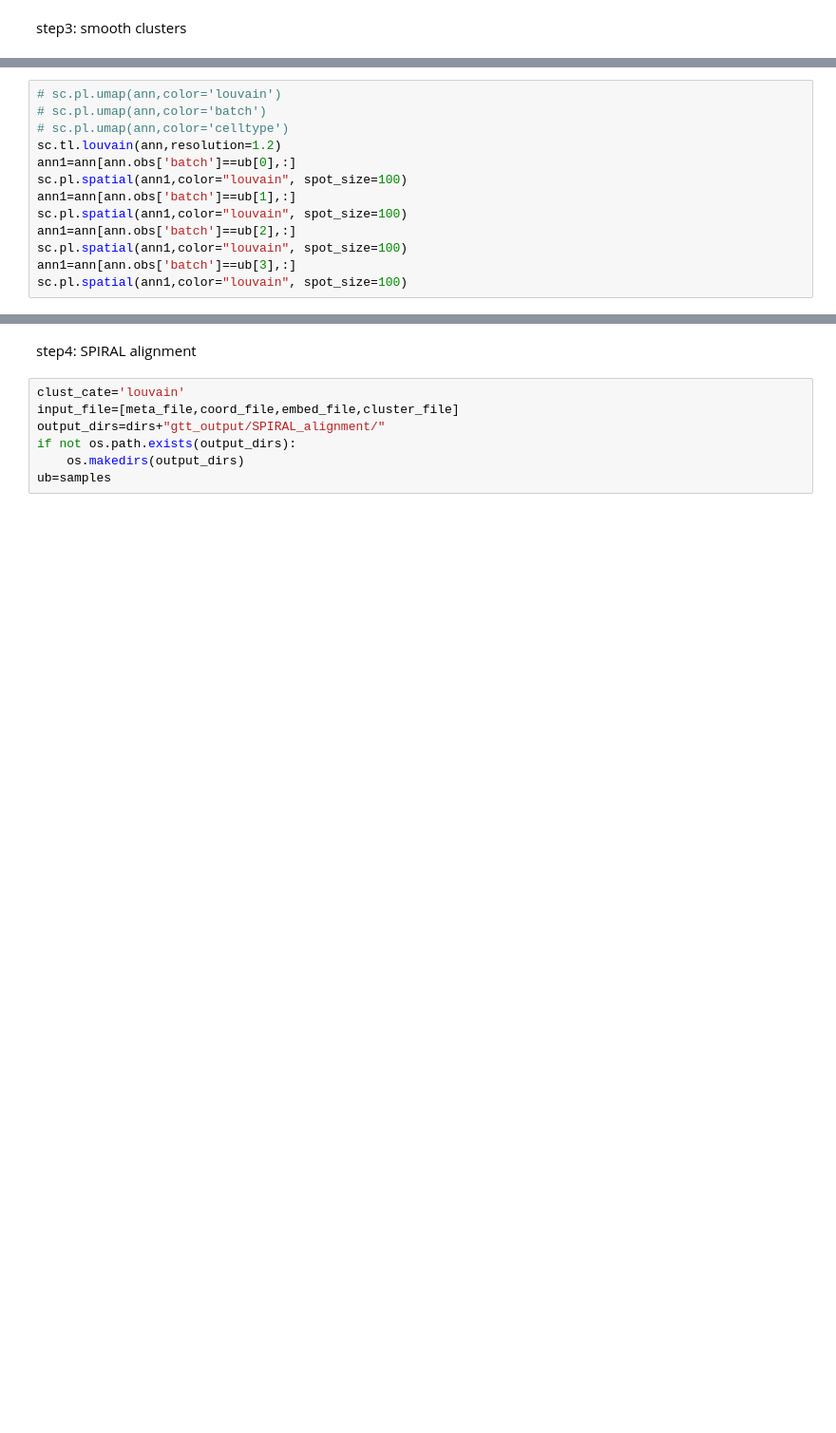
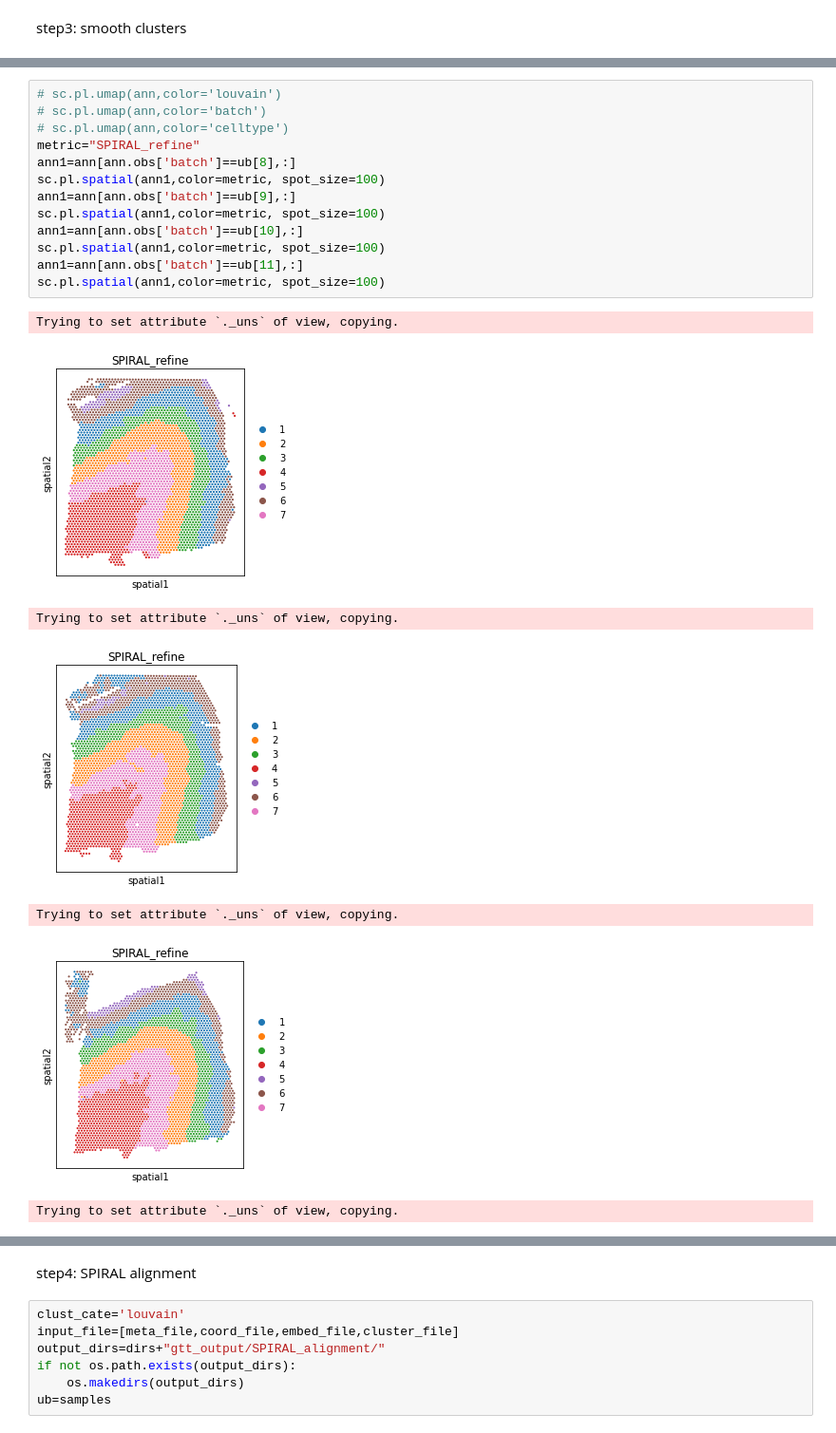
Before and after one commit to guott15/SPIRAL, a Jupyter notebook: Demo/run_spiral_DLPFC.ipynb, the cells around one changed output, grey strips where cells are left out. Shown at 95% size. Drawn from its saved outputs; the diff is of its cells as text; blank space fills up the shorter version.

```diff
--- a/Demo/run_spiral_DLPFC.ipynb
+++ b/Demo/run_spiral_DLPFC.ipynb
@@ -216,13 +227,21 @@ for i in range(len(ub)):
 # %%
 # sc.pl.umap(ann,color='louvain')
 # sc.pl.umap(ann,color='batch')
 # sc.pl.umap(ann,color='celltype')
-sc.tl.louvain(ann,resolution=1.2)
-ann1=ann[ann.obs['batch']==ub[0],:]
-sc.pl.spatial(ann1,color="louvain", spot_size=100)
-ann1=ann[ann.obs['batch']==ub[1],:]
-sc.pl.spatial(ann1,color="louvain", spot_size=100)
-ann1=ann[ann.obs['batch']==ub[2],:]
-sc.pl.spatial(ann1,color="louvain", spot_size=100)
-ann1=ann[ann.obs['batch']==ub[3],:]
-sc.pl.spatial(ann1,color="louvain", spot_size=100)
+metric="SPIRAL_refine"
+ann1=ann[ann.obs['batch']==ub[8],:]
+sc.pl.spatial(ann1,color=metric, spot_size=100)
+ann1=ann[ann.obs['batch']==ub[9],:]
+sc.pl.spatial(ann1,color=metric, spot_size=100)
+ann1=ann[ann.obs['batch']==ub[10],:]
+sc.pl.spatial(ann1,color=metric, spot_size=100)
+ann1=ann[ann.obs['batch']==ub[11],:]
+sc.pl.spatial(ann1,color=metric, spot_size=100)
+# %% [output]
+Trying to set attribute `._uns` of view, copying.
+[figure, added]
+Trying to set attribute `._uns` of view, copying.
+[figure, added]
+Trying to set attribute `._uns` of view, copying.
+[figure, added]
+Trying to set attribute `._uns` of view, copying.
```
Also changed, not shown: parts of 11 cells of this notebook.
